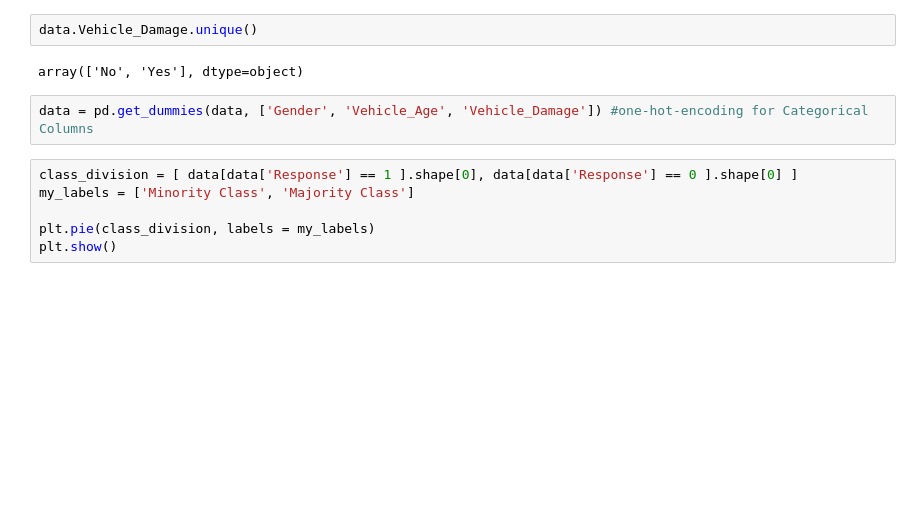
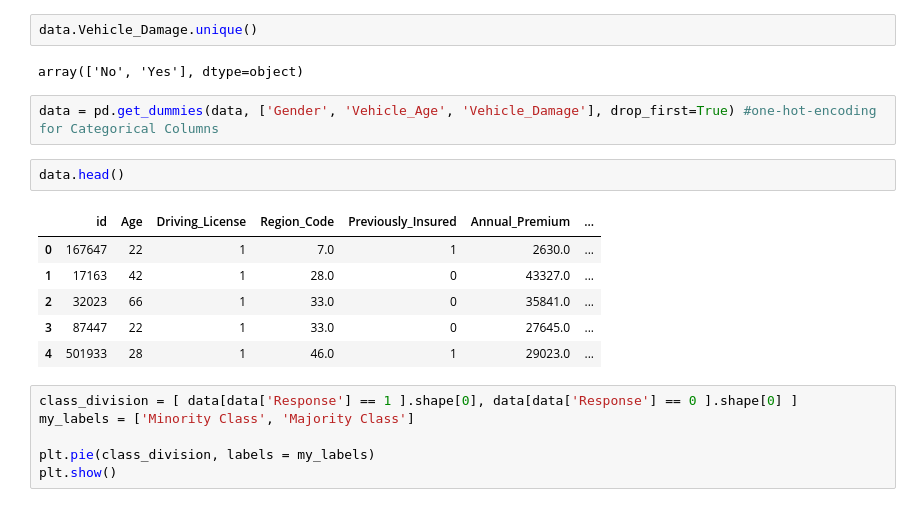
Before and after one commit to joaopmaia/gcc1734, a Jupyter notebook: notebook/data_imbalance.ipynb, the cells around one changed output. Cells and saved outputs as stored; diff of their text form; blank space fills up the shorter version.

```diff
--- a/notebook/data_imbalance.ipynb
+++ b/notebook/data_imbalance.ipynb
@@ -99,7 +133,16 @@ data.Vehicle_Damage.unique()
 # %% [output]
 array(['No', 'Yes'], dtype=object)
 # %%
-data = pd.get_dummies(data, ['Gender', 'Vehicle_Age', 'Vehicle_Damage']) #one-hot-encoding for Categorical Columns
+data = pd.get_dummies(data, ['Gender', 'Vehicle_Age', 'Vehicle_Damage'], drop_first=True) #one-hot-encoding for Categorical Columns
+# %%
+data.head()
+# %% [output]
+|  | id | Age | Driving_License | Region_Code | Previously_Insured | Annual_Premium | ... |
+| 0 | 167647 | 22 | 1 | 7.0 | 1 | 2630.0 | ... |
+| 1 | 17163 | 42 | 1 | 28.0 | 0 | 43327.0 | ... |
+| 2 | 32023 | 66 | 1 | 33.0 | 0 | 35841.0 | ... |
+| 3 | 87447 | 22 | 1 | 33.0 | 0 | 27645.0 | ... |
+| 4 | 501933 | 28 | 1 | 46.0 | 1 | 29023.0 | ... |
 # %%
 class_division = [ data[data['Response'] == 1 ].shape[0], data[data['Response'] == 0 ].shape[0] ]
 my_labels = ['Minority Class', 'Majority Class']
```
Also changed, not shown: parts of 6 cells of this notebook.
